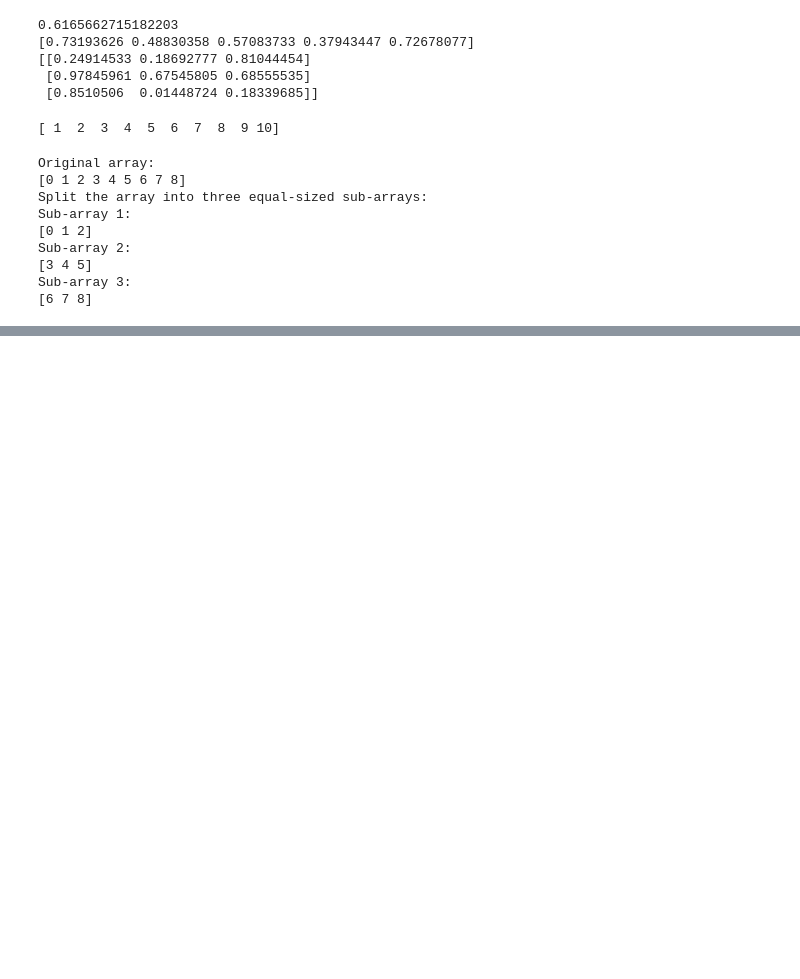
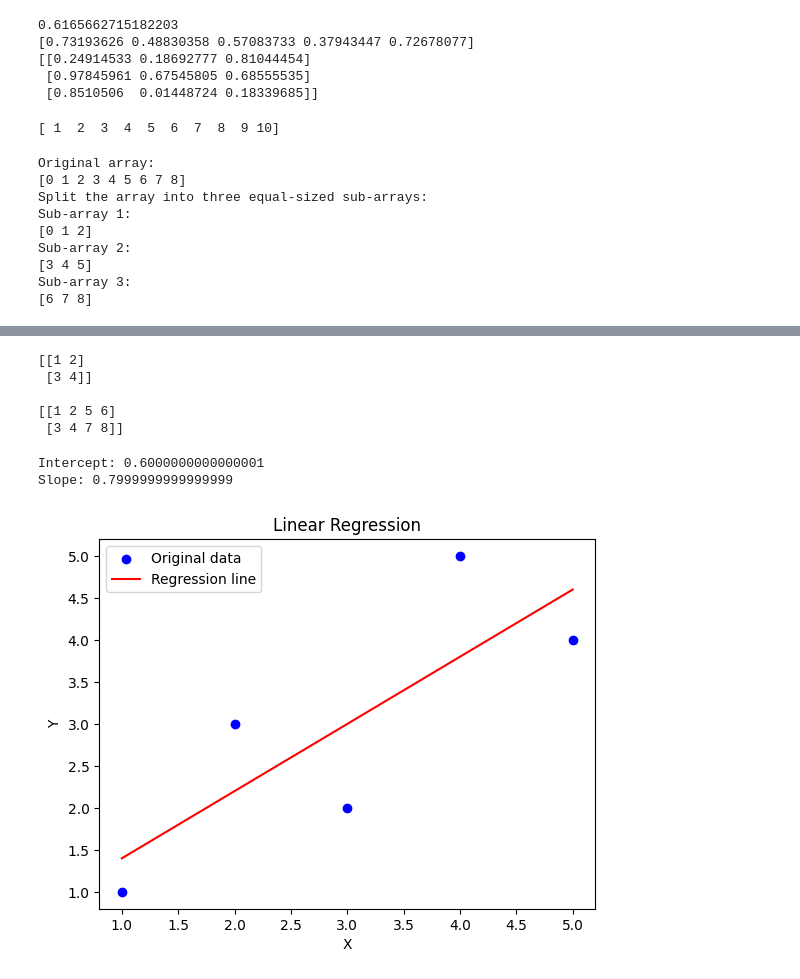
Before and after one commit to innovatorcoder1/PythonCode, a Jupyter notebook: Python.ipynb, the cells around one changed output, grey strips where cells are left out. Cells and saved outputs as stored; diff of their text form; code cells hidden in the pictures; blank space fills up the shorter version.

```diff
--- a/Python.ipynb
+++ b/Python.ipynb
@@ -233,0 +250,52 @@ Sub-array 3:
+# %%
+# append a row to the array
+a = np.array([[1, 2], [3, 4]])
+print(a)
+print()
+print(np.append(a, [[5, 6],[7,8]], axis=1)) # append a row to the array
+# %% [output]
+[[1 2]
+ [3 4]]
+
+[[1 2 5 6]
+ [3 4 7 8]]
+# %%
+from sklearn.linear_model import LinearRegression
+import numpy as np
+
+# Sample data
+X = np.array([[1], [2], [3], [4], [5]])
+Y = np.array([1, 3, 2, 5, 4])
+
+# Create and train the model
+model = LinearRegression()
+model.fit(X, Y)
+
+# Make predictions
+predictions = model.predict(X)
+
+# Output the regression coefficients
+print(f"Intercept: {model.intercept_}")
+print(f"Slope: {model.coef_[0]}")
+# %% [output]
+Intercept: 0.6000000000000001
+Slope: 0.7999999999999999
+# %%
+import matplotlib.pyplot as plt
+
+# Plot the original data points
+plt.scatter(X, Y, color='blue', label='Original data')
+
+# Plot the regression line
+plt.plot(X, predictions, color='red', label='Regression line')
+
+# Add labels and title
+plt.xlabel('X')
+plt.ylabel('Y')
+plt.title('Linear Regression')
+plt.legend()
+
+# Show the plot
+plt.show()
+# %% [output]
+[figure, added]
```
Also changed, not shown: parts of 1 cell of this notebook.
